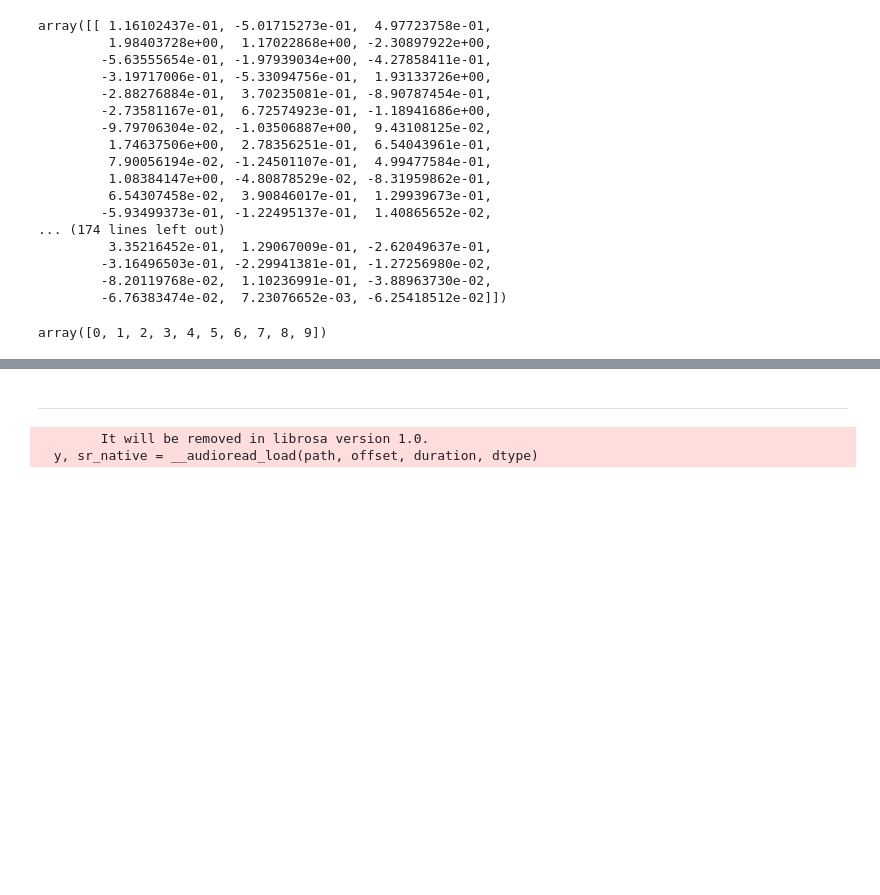
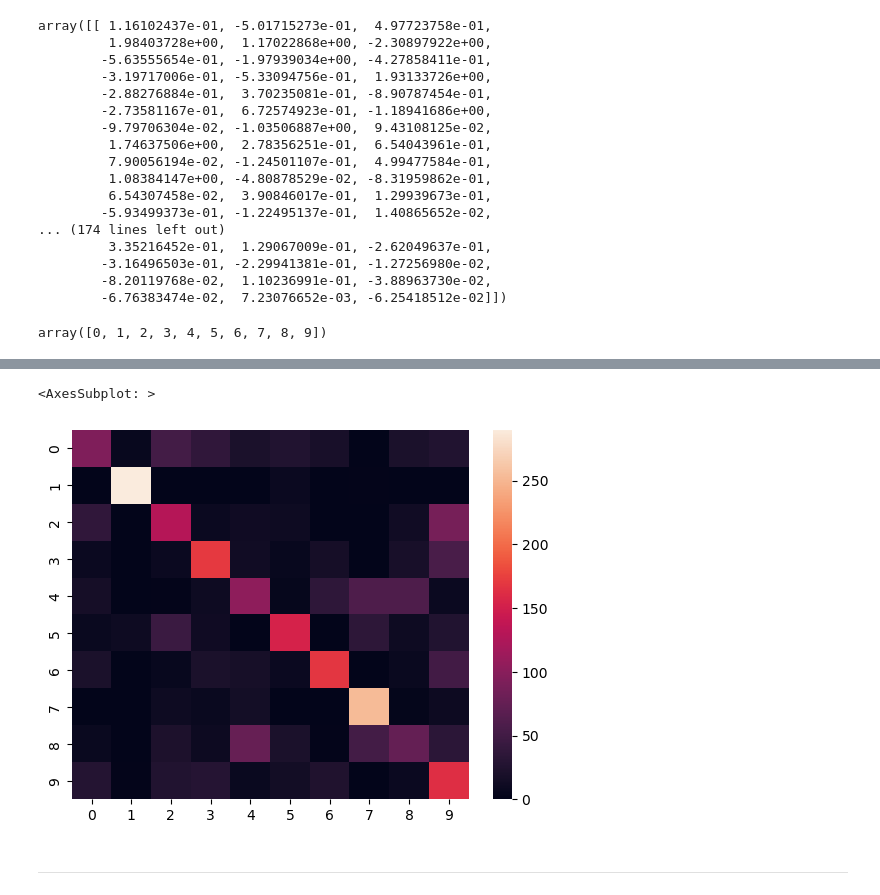
Before and after one commit to ZBDS11ML3/ML1_dohee, a Jupyter notebook: codes/genre_classification_LR.ipynb, the cells around one changed output, grey strips where cells are left out. Drawn from its saved outputs; the diff is of its cells as text; code cells hidden in the pictures; blank space fills up the shorter version.

```diff
--- a/codes/genre_classification_LR.ipynb
+++ b/codes/genre_classification_LR.ipynb
@@ -182,10 +202,7 @@ plt.show()
+# %%
+sns.heatmap(cmf)
+# %% [output]
+<AxesSubplot: >
+[figure, added]
 # %% [markdown]
 ---
-# %%
-import genre_transition as gt
-path_entersandman = "/Users/dohee/Documents/ds_study/data/new_musics/Metallica Enter Sandman (Official Music Video).wav"
-new_data1 = gt.feature_extraction(file_path=path_entersandman, file_name='entersandman', n=3)
-new_data2 = gt.mfcc_extraction(file_path=path_entersandman, file_name='entersandman', mfcc_n=20,n=3)
-# %% [output]
-        It will be removed in librosa version 1.0.
-  y, sr_native = __audioread_load(path, offset, duration, dtype)
```
Also changed, not shown: parts of 55 cells of this notebook, 6 other files.
